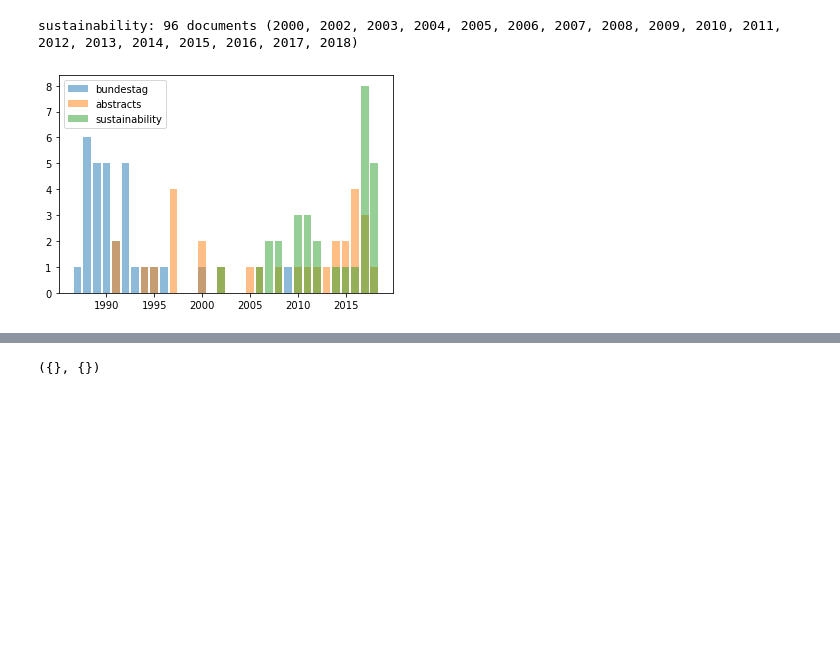
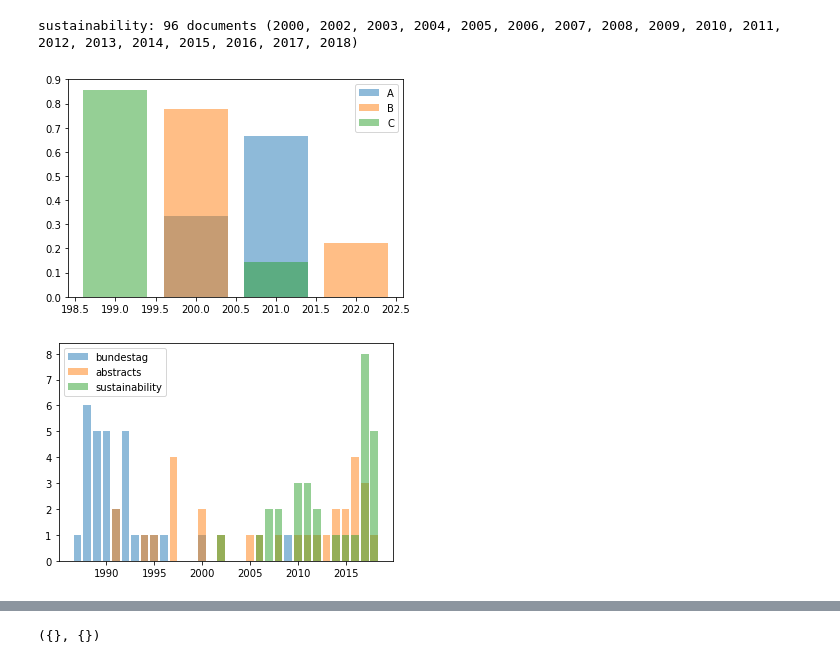
Before and after one commit to philipptrenz/climate-keywords, a Jupyter notebook: pipeline.ipynb, the cells around one changed output, grey strips where cells are left out. Drawn from its saved outputs; the diff is of its cells as text; code cells hidden in the pictures; blank space fills up the shorter version.

```diff
--- a/pipeline.ipynb
+++ b/pipeline.ipynb
@@ -52,9 +45,11 @@ for corpus in filtered_corpora:
 #     simple_bar_histogram(years, counts)
 # %%
 from plot_utils import multi_bar_histogram
+multi_bar_histogram([[200, 201],[200, 202],[199, 201]], [[5,10],[7,2],[12,2]],['A', 'B','C'])
 multi_bar_histogram(mult_years, mult_counts, labels=["bundestag", "abstracts", "sustainability"], normalize=False, corpus_lengths=[877973, 407961, 221034])
 # %% [output]
-[figure, old version]
+[figure, new version]
+[figure, added]
 # %%
 # extract keywords from documents in corpus and assign keywords to documents
 sampled_corpora = [corpus.sample(1, seed=42) for corpus in filtered_corpora]
```
Also changed, not shown: parts of 3 cells of this notebook, 1 other file.
